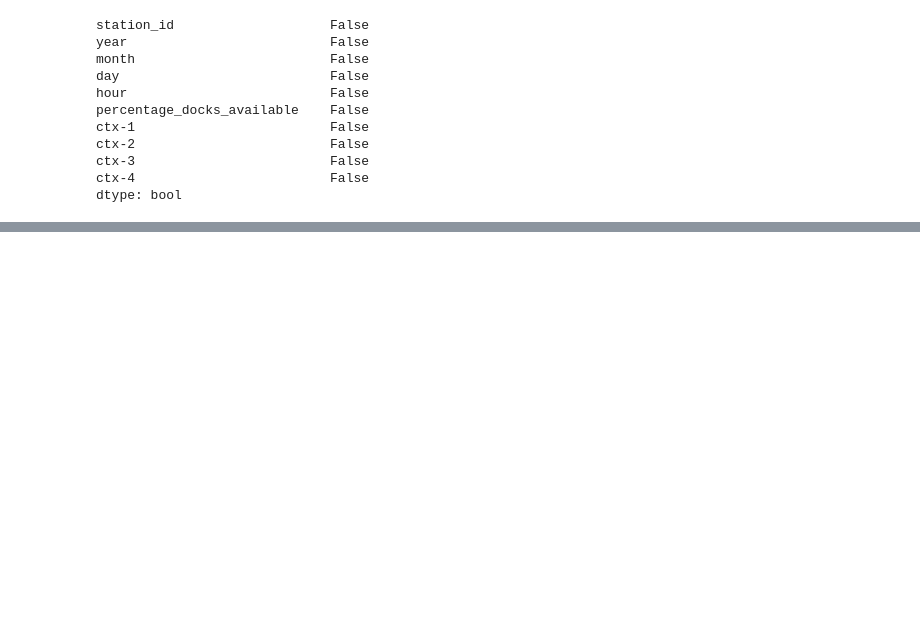
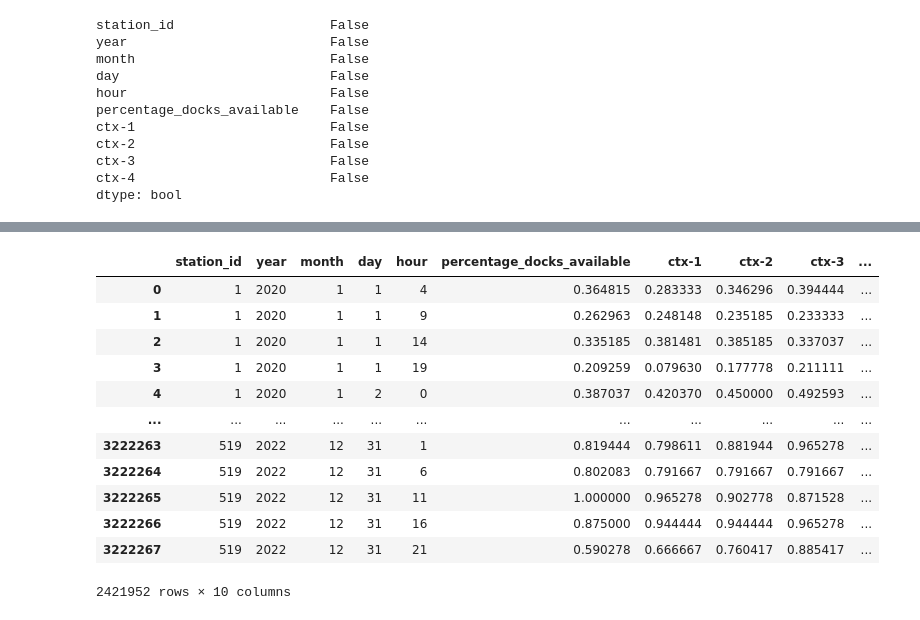
Before and after one commit to carlesonielfa/dsml-capstone, a Jupyter notebook: data_analysis.ipynb, the cells around one changed output, grey strips where cells are left out. Saved outputs shown, nothing was run; the diff lists cells and outputs as text; code cells hidden in the pictures; blank space fills up the shorter version.

```diff
--- a/data_analysis.ipynb
+++ b/data_analysis.ipynb
@@ -388,0 +361,19 @@ df_ctx4_clean
+# %%
+train = df_ctx4_clean[df_ctx4_clean['year']<2023]
+validation = df_ctx4_clean[df_ctx4_clean['year']>=2023]
+# %%
+train
+# %% [output]
+|  | station_id | year | month | day | hour | percentage_docks_available | ctx-1 | ctx-2 | ctx-3 | ... |
+| 0 | 1 | 2020 | 1 | 1 | 4 | 0.364815 | 0.283333 | 0.346296 | 0.394444 | ... |
+| 1 | 1 | 2020 | 1 | 1 | 9 | 0.262963 | 0.248148 | 0.235185 | 0.233333 | ... |
+| 2 | 1 | 2020 | 1 | 1 | 14 | 0.335185 | 0.381481 | 0.385185 | 0.337037 | ... |
+| 3 | 1 | 2020 | 1 | 1 | 19 | 0.209259 | 0.079630 | 0.177778 | 0.211111 | ... |
+| 4 | 1 | 2020 | 1 | 2 | 0 | 0.387037 | 0.420370 | 0.450000 | 0.492593 | ... |
+| ... | ... | ... | ... | ... | ... | ... | ... | ... | ... | ... |
+| 3222263 | 519 | 2022 | 12 | 31 | 1 | 0.819444 | 0.798611 | 0.881944 | 0.965278 | ... |
+| 3222264 | 519 | 2022 | 12 | 31 | 6 | 0.802083 | 0.791667 | 0.791667 | 0.791667 | ... |
+| 3222265 | 519 | 2022 | 12 | 31 | 11 | 1.000000 | 0.965278 | 0.902778 | 0.871528 | ... |
+| 3222266 | 519 | 2022 | 12 | 31 | 16 | 0.875000 | 0.944444 | 0.944444 | 0.965278 | ... |
+| 3222267 | 519 | 2022 | 12 | 31 | 21 | 0.590278 | 0.666667 | 0.760417 | 0.885417 | ... |
+2421952 rows × 10 columns
```
Also changed, not shown: parts of 21 cells of this notebook.
